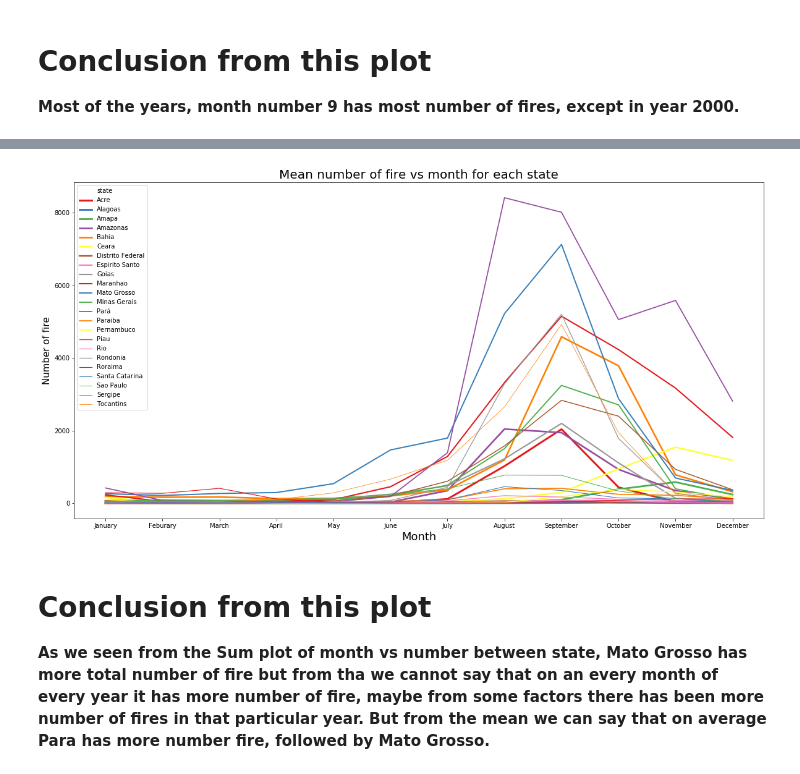
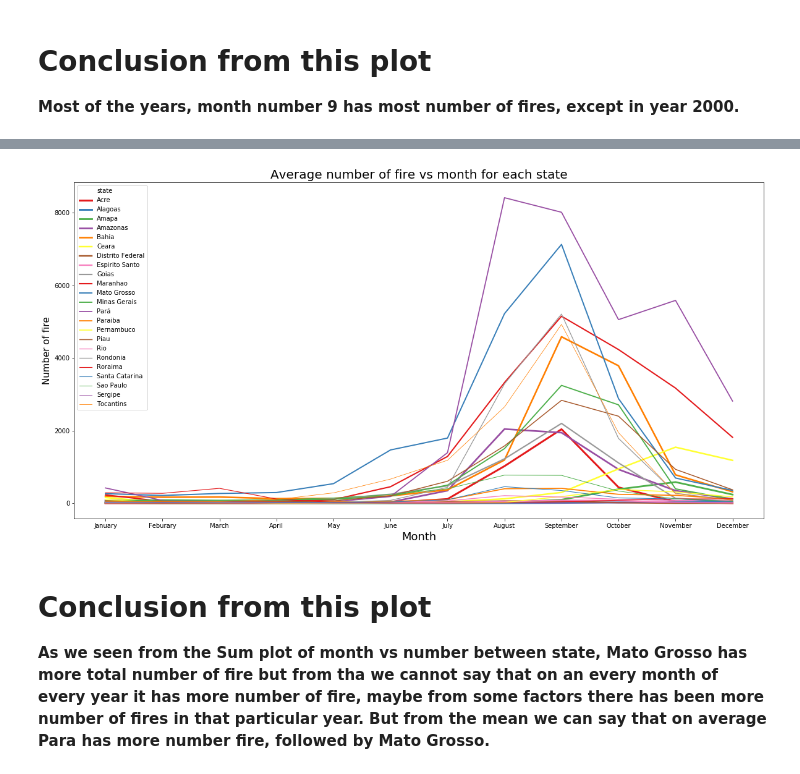
Before and after one commit to jhalani1999/Forest-fire-in-Brazil, a Jupyter notebook: forest_fires_in_brazil.ipynb, the cells around one changed output, grey strips where cells are left out. Cells and saved outputs as stored; diff of their text form; code cells hidden in the pictures.

```diff
--- a/forest_fires_in_brazil.ipynb
+++ b/forest_fires_in_brazil.ipynb
@@ -205,14 +174,14 @@ plt.show()
 # %%
 df_month_state_mean = dataframe_original.groupby(['state','month'],sort=False).mean().reset_index()
 plt.figure(figsize=(20,10))
 palette = sns.color_palette("Set1",23)
 sns.lineplot(x=df_month_state_mean['month'], y=df_month_state_mean['number'], hue=df_month_state_mean['state'], palette=palette, size=df_month_state_mean['state'], dashes=True, sort=False)
 plt.xlabel('Month', fontsize=18)
 plt.ylabel('Number of fire', fontsize=15)
-plt.title(label = "Mean number of fire vs month for each state", fontsize=20)
+plt.title(label = "Average number of fire vs month for each state", fontsize=20)
 plt.show()
 # %% [output]
-[figure, old version]
+[figure, new version]
 # %% [markdown]
 # Conclusion from this plot
 **As we seen from the Sum plot of month vs number between state, Mato Grosso has more total number of fire but from tha we cannot say that on an every month of every year it has more number of fire, maybe from some factors there has been more number of fires in that particular year. But from the mean we can say that on average Para has more number fire, followed by Mato Grosso.**
```
Also changed, not shown: parts of 9 cells of this notebook.
